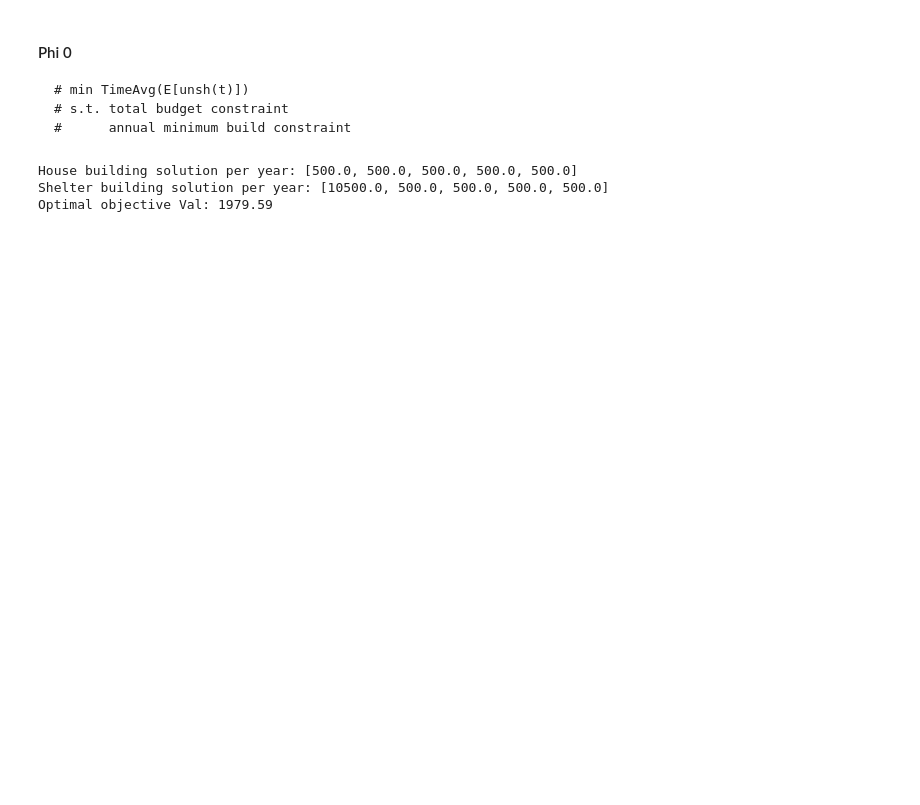
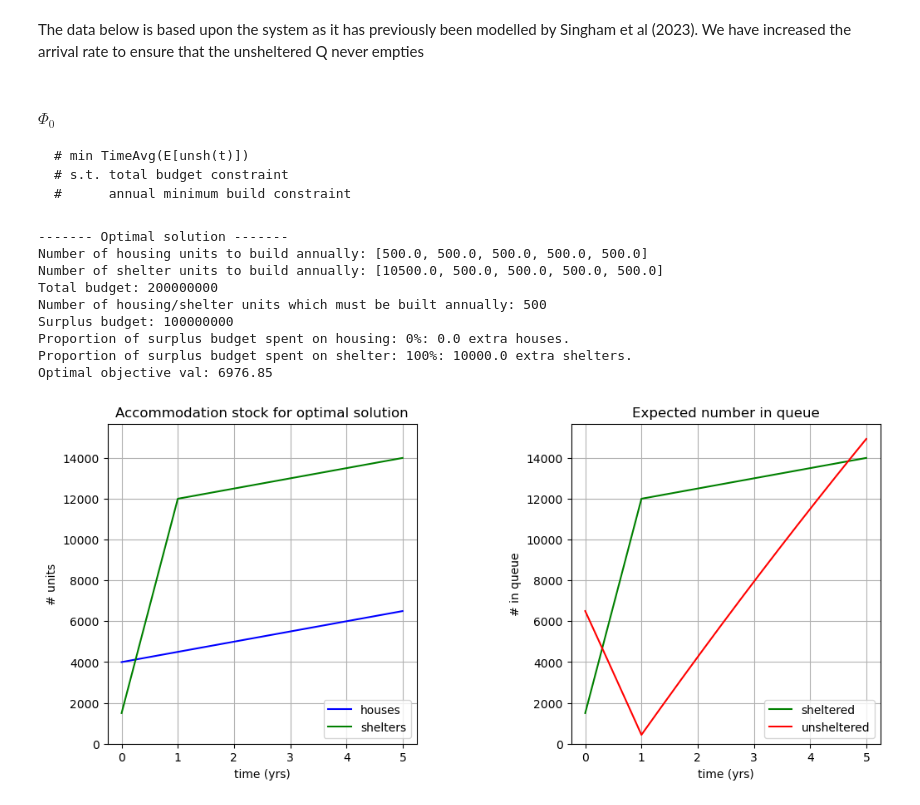
Before and after one commit to grahamburgess3/homeless_services, a Jupyter notebook: 09_Deterministic_Optimisation.ipynb, the cells around one changed output. Cells and saved outputs as stored; diff of their text form; code cells hidden in the pictures; blank space fills up the shorter version.

Commit message:
add functionality to Phi objects and explore Phis

```diff
--- a/09_Deterministic_Optimisation.ipynb
+++ b/09_Deterministic_Optimisation.ipynb
@@ -26,51 +8,39 @@ def min_shelter_build(problem,n):
+# %% [markdown]
+The data below is based upon the system as it has previously been modelled by Singham et al (2023). We have increased the arrival rate to ensure that the unsheltered Q never empties
 # %%
-# Set as is data
-data_as_is = {'initial_capacity' : {'housing':4000, 'shelter':1500},
-              'initial_demand' : 12000,
-              'service_mean' : {'housing': 4.0, 'shelter': 0.0},
-              'arrival_rates' : [4000.0, 4000.0, 4000.0, 4000.0, 4000.0]}
+# Set data for system behaviour
+data = {'initial_capacity' : {'housing':4000, 'shelter':1500},
+        'initial_demand' : 12000, # initial number of people in system
+        'service_mean' : {'housing': 4.0, 'shelter': 0.0}, # in years
+        'arrival_rates' : [6000.0, 6000.0, 6000.0, 6000.0, 6000.0],
+        'budget' : 200000000, # in dollars
+        'costs_accomm' : {'housing' : 30000, 'shelter' : 10000}, # cost in dollars per unit
+        'baseline_build' : 500} # how many housing units and shelter units we must build at least each year
 
-# Model setup
-horizon = 5
-timestep = 1/365
-budget = 200000000
-baseline_build = 500
-costs_accomm = {'housing' : 30000, 'shelter' : 10000}
-model = do.FluidModel
+# Set modeliing options
+modeling_options = {'horizon' : 5, # modelling horizon AND decision horizon. E.g. we model 5 years into future, in each year we build X houses/shelters
+                    'timestep' : 1/365, # in years
+                    'model' : do.FluidModel}
 # %% [markdown]
-####  Phi 0
+####  $\Phi_0$
     # min TimeAvg(E[unsh(t)])
     # s.t. total budget constraint
     #      annual minimum build constraint
-# %%
-def y0(problem):
-    " objective function for problem Phi0 "
-    solution = {'housing' : problem.h, 'shelter' : problem.s}
-    fluid_model = model(data_as_is, solution)
-    fluid_model.analyse(horizon, timestep)
-    avg_unsh = sum(fluid_model.model.unsh_t)/len(fluid_model.model.unsh_t)
-    return(avg_unsh)
-
-# Set up problem and solve
-problem = do.Phi(data_as_is,
-                  timestep,
-                  horizon,
-                  budget,
-                  costs_accomm,
-                  baseline_build,
-                  budget_constraint,
-                  min_house_build,
-                  min_shelter_build,
-                  y0)
-
-problem.solve('glpk')
-
-# Outputs
-print('House building solution per year: ' + str([round(i,2) for i in problem.h_opt]))
-print('Shelter building solution per year: ' + str([round(i,2) for i in problem.s_opt]))
-print('Optimal objective Val: ' + str(round(problem.instance.OBJ(),2)))
-# %% [output]
-House building solution per year: [500.0, 500.0, 500.0, 500.0, 500.0]
-Shelter building solution per year: [10500.0, 500.0, 500.0, 500.0, 500.0]
-Optimal objective Val: 1979.59
+# %%
+# Set up problem and solve
+problem = do.Phi(data, modeling_options, 'phi0')
+problem.solve('glpk')
+problem.print_results()
+problem.plot_opt()
+# %% [output]
+------- Optimal solution -------
+Number of housing units to build annually: [500.0, 500.0, 500.0, 500.0, 500.0]
+Number of shelter units to build annually: [10500.0, 500.0, 500.0, 500.0, 500.0]
+Total budget: 200000000
+Number of housing/shelter units which must be built annually: 500
+Surplus budget: 100000000
+Proportion of surplus budget spent on housing: 0%: 0.0 extra houses.
+Proportion of surplus budget spent on shelter: 100%: 10000.0 extra shelters.
+Optimal objective val: 6976.85
+[figure, added]
 # %% [markdown]
```
Also changed, not shown: parts of 22 cells of this notebook, 1 other file.
